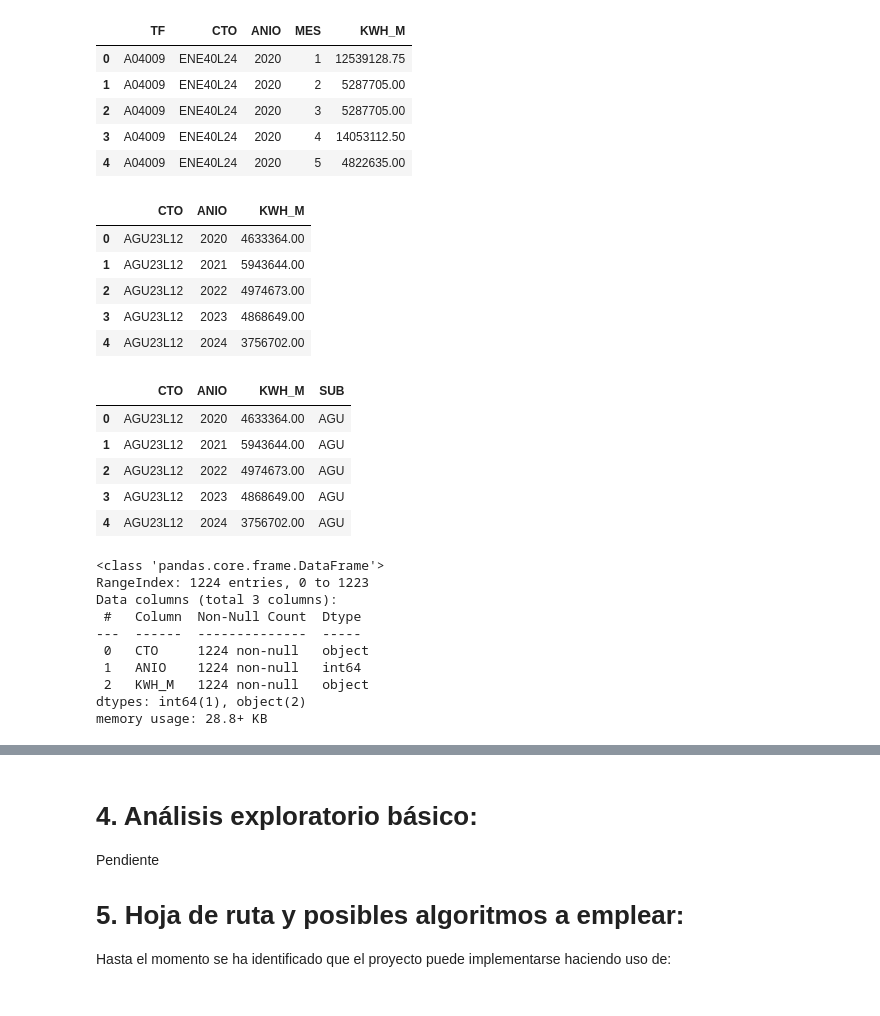
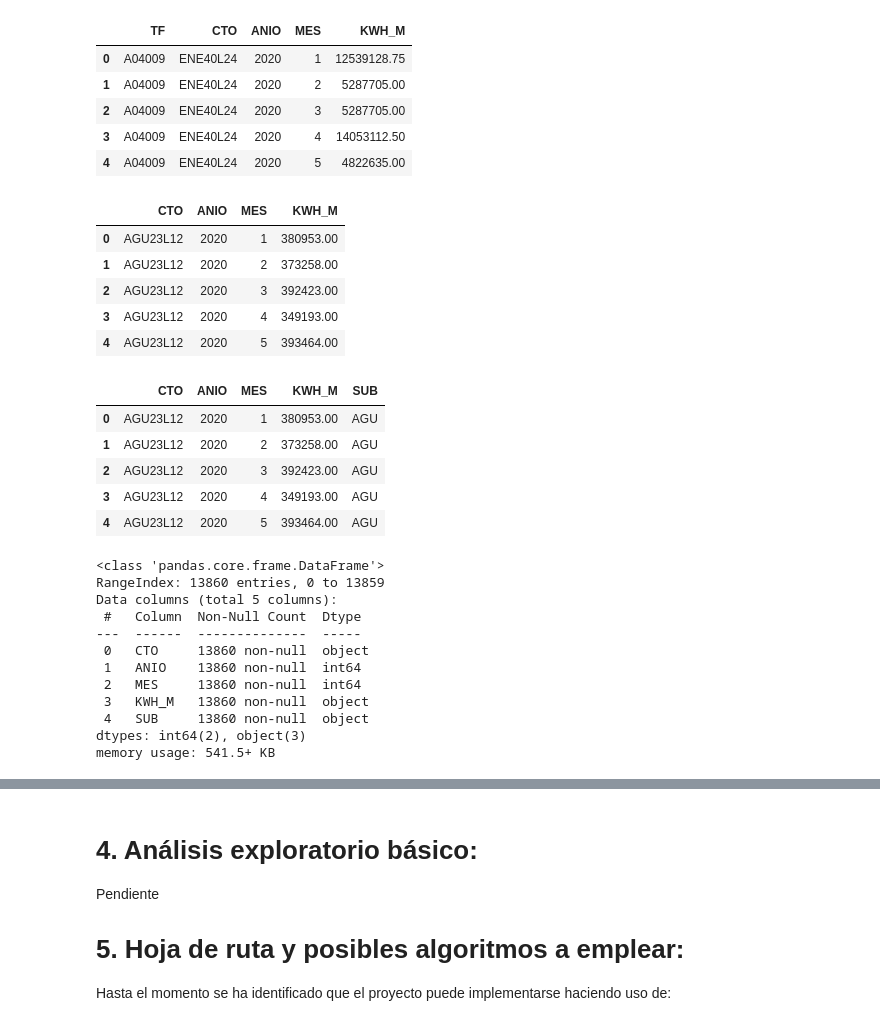
Before and after one commit to alvillegasru/Proyeccion_Energia, a Jupyter notebook: Cuaderno/ProyeccionDemanda.ipynb, the cells around one changed output, grey strips where cells are left out. Saved outputs shown, nothing was run; the diff lists cells and outputs as text; code cells hidden in the pictures.

```diff
--- a/Cuaderno/ProyeccionDemanda.ipynb
+++ b/Cuaderno/ProyeccionDemanda.ipynb
@@ -92,35 +86,37 @@ energias.head()
 | 3 | A04009 | ENE40L24 | 2020 | 4 | 14053112.50 |
 | 4 | A04009 | ENE40L24 | 2020 | 5 | 4822635.00 |
 # %%
-energias_filtrado = energias.groupby(['CTO', 'ANIO']).agg({'KWH_M': 'sum'}).reset_index()
+energias_filtrado = energias.groupby(['CTO', 'ANIO', 'MES']).agg({'KWH_M': 'sum'}).reset_index()
 energias_filtrado.head()
 # %% [output]
-|  | CTO | ANIO | KWH_M |
-| 0 | AGU23L12 | 2020 | 4633364.00 |
-| 1 | AGU23L12 | 2021 | 5943644.00 |
-| 2 | AGU23L12 | 2022 | 4974673.00 |
-| 3 | AGU23L12 | 2023 | 4868649.00 |
-| 4 | AGU23L12 | 2024 | 3756702.00 |
+|  | CTO | ANIO | MES | KWH_M |
+| 0 | AGU23L12 | 2020 | 1 | 380953.00 |
+| 1 | AGU23L12 | 2020 | 2 | 373258.00 |
+| 2 | AGU23L12 | 2020 | 3 | 392423.00 |
+| 3 | AGU23L12 | 2020 | 4 | 349193.00 |
+| 4 | AGU23L12 | 2020 | 5 | 393464.00 |
 # %%
 energias_filtrado['SUB'] = energias_filtrado['CTO'].str[:3]
-energias_filtrado.head()
+energias_filtrado.head(5)
 # %% [output]
-|  | CTO | ANIO | KWH_M | SUB |
-| 0 | AGU23L12 | 2020 | 4633364.00 | AGU |
-| 1 | AGU23L12 | 2021 | 5943644.00 | AGU |
-| 2 | AGU23L12 | 2022 | 4974673.00 | AGU |
-| 3 | AGU23L12 | 2023 | 4868649.00 | AGU |
-| 4 | AGU23L12 | 2024 | 3756702.00 | AGU |
+|  | CTO | ANIO | MES | KWH_M | SUB |
+| 0 | AGU23L12 | 2020 | 1 | 380953.00 | AGU |
+| 1 | AGU23L12 | 2020 | 2 | 373258.00 | AGU |
+| 2 | AGU23L12 | 2020 | 3 | 392423.00 | AGU |
+| 3 | AGU23L12 | 2020 | 4 | 349193.00 | AGU |
+| 4 | AGU23L12 | 2020 | 5 | 393464.00 | AGU |
 # %%
 energias_filtrado.info()
 # %% [output]
 <class 'pandas.core.frame.DataFrame'>
-RangeIndex: 1224 entries, 0 to 1223
-Data columns (total 3 columns):
+RangeIndex: 13860 entries, 0 to 13859
+Data columns (total 5 columns):
  #   Column  Non-Null Count  Dtype
 ---  ------  --------------  -----
- 0   CTO     1224 non-null   object
- 1   ANIO    1224 non-null   int64
- 2   KWH_M   1224 non-null   object
-dtypes: int64(1), object(2)
-memory usage: 28.8+ KB
+ 0   CTO     13860 non-null  object
+ 1   ANIO    13860 non-null  int64
+ 2   MES     13860 non-null  int64
+ 3   KWH_M   13860 non-null  object
+ 4   SUB     13860 non-null  object
+dtypes: int64(2), object(3)
+memory usage: 541.5+ KB
```
Also changed, not shown: parts of 8 cells of this notebook.
